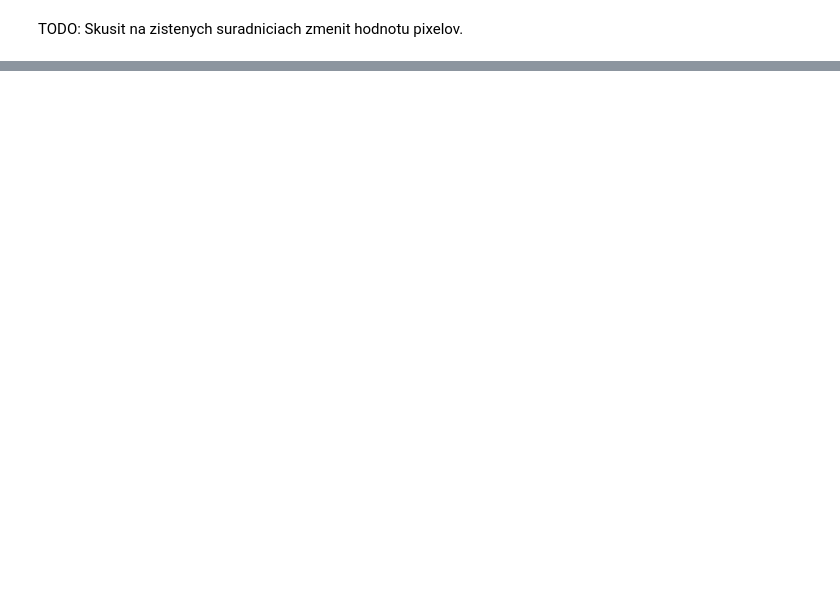
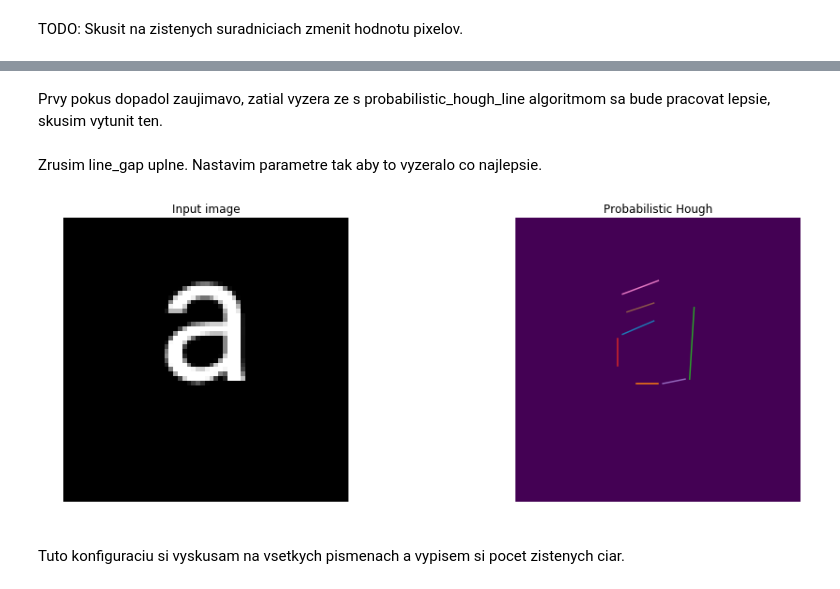
Before and after one commit to SimonSebechlebsky/vos2-clustering, a Jupyter notebook: image-clustering.ipynb, the cells around one changed output, grey strips where cells are left out. Cells and saved outputs as stored; diff of their text form; code cells hidden in the pictures; blank space fills up the shorter version.

```diff
--- a/image-clustering.ipynb
+++ b/image-clustering.ipynb
@@ -852,0 +901,2 @@ TODO: Skusit na zistenych suradniciach zmenit hodnotu pixelov.
+# %%
+immatrix = np.array([img_inverse_colors(rgba_to_int(np.array(Image.open(im)))) for im in images], 'f')
@@ -852,0 +966,10 @@ TODO: Skusit na zistenych suradniciach zmenit hodnotu pixelov.
+# %% [markdown]
+Prvy pokus dopadol zaujimavo, zatial vyzera ze s probabilistic_hough_line algoritmom sa bude pracovat lepsie, skusim vytunit ten.
+# %% [markdown]
+Zrusim line_gap uplne. Nastavim parametre tak aby to vyzeralo co najlepsie.
+# %%
+probabilistic_hough_line_show(probabilistic_hough_line(canny(immatrix[0], 2, 1, 25), threshold=8, line_length=5, line_gap=0))
+# %% [output]
+[figure, added]
+# %% [markdown]
+Tuto konfiguraciu si vyskusam na vsetkych pismenach a vypisem si pocet zistenych ciar.
```
Also changed, not shown: parts of 67 cells of this notebook.
